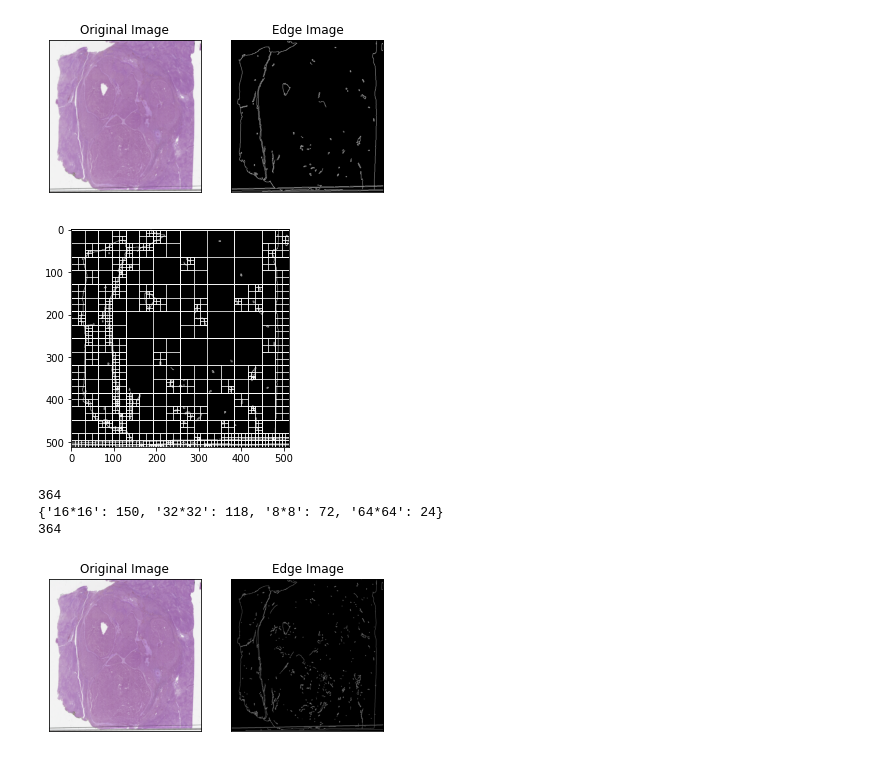
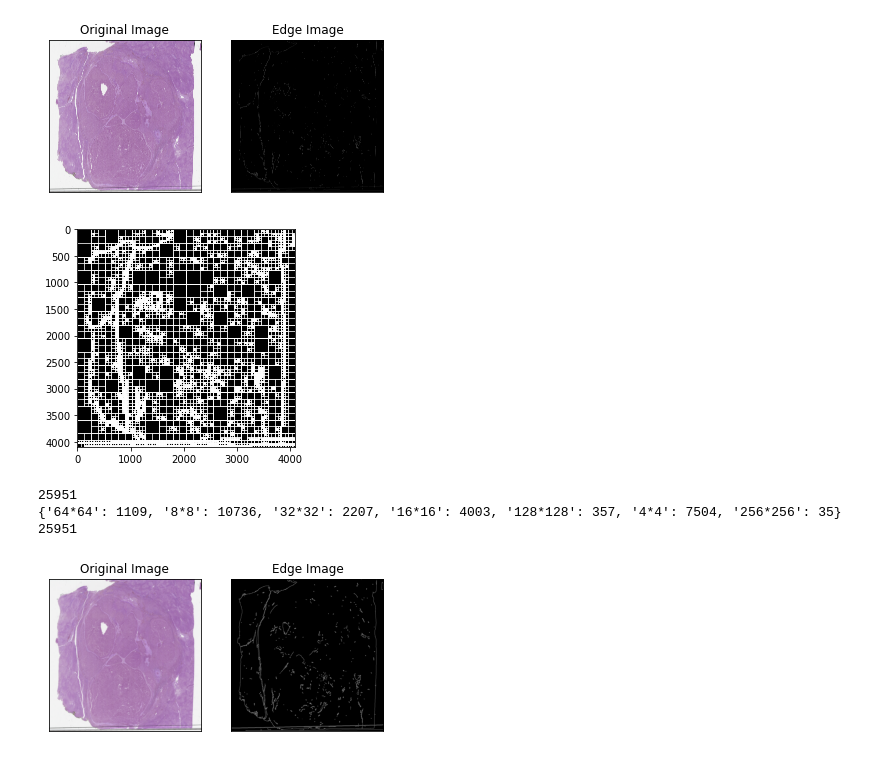
Before and after one commit to zhangenzhi/gvit, a Jupyter notebook: quadtree.ipynb, the cells around one changed output. Cells and saved outputs as stored; diff of their text form; code cells hidden in the pictures.

```diff
--- a/quadtree.ipynb
+++ b/quadtree.ipynb
@@ -4,9 +4,9 @@ import cv2 as cv
 from matplotlib import pyplot as plt
 from gvit.quadtree import QuadTree
 # %%
-img = cv.imread('./dataset/paip/output_images_and_masks/128700-2019-01-00-03-01/rescaled_image_0_512x512.png')
+img = cv.imread('./dataset/paip/output_images_and_masks/128700-2019-01-00-03-01/rescaled_image_0_4096x4096.png')
 grey_img = img
-grey_img = cv.GaussianBlur(grey_img, (3,3),0)
+grey_img = cv.GaussianBlur(grey_img, (9,9),0)
 edges = cv.Canny(grey_img, 100, 200)
 
 plt.subplot(121),plt.imshow(grey_img)
@@ -16,17 +16,17 @@ plt.title('Edge Image'), plt.xticks([]), plt.yticks([])
 plt.savefig(fname="paip_canny.jpg")
 plt.show()
 # %% [output]
-[figure, old version]
+[figure, new version]
 # %%
 fig, ax = plt.subplots()
 ax.imshow(edges, cmap = 'gray')
 
-qdt = QuadTree(domain=edges, max_value=20, max_depth = 10)
+qdt = QuadTree(domain=edges, max_value=8, max_depth = 10)
 qdt.draw(ax=ax)
 plt.savefig(fname="paip_pachify.jpg")
 plt.show()
 # %% [output]
-[figure, old version]
+[figure, new version]
 # %%
 # 4x4 => 904 patches
 # 512/8 = 64*64 => 4096 patches
@@ -36,9 +36,9 @@ print(qdt.count_patches(patch_info))
 print(patch_info)
 print(sum(patch_info.values()))
 # %% [output]
-364
-{'16*16': 150, '32*32': 118, '8*8': 72, '64*64': 24}
-364
+25951
+{'64*64': 1109, '8*8': 10736, '32*32': 2207, '16*16': 4003, '128*128': 357, '4*4': 7504, '256*256': 35}
+25951
 # %%
 img = cv.imread('./dataset/paip/output_images_and_masks/128700-2019-01-00-03-01/rescaled_image_0_1024x1024.png')
 grey_img = img
```
Also changed, not shown: 9 other files.
